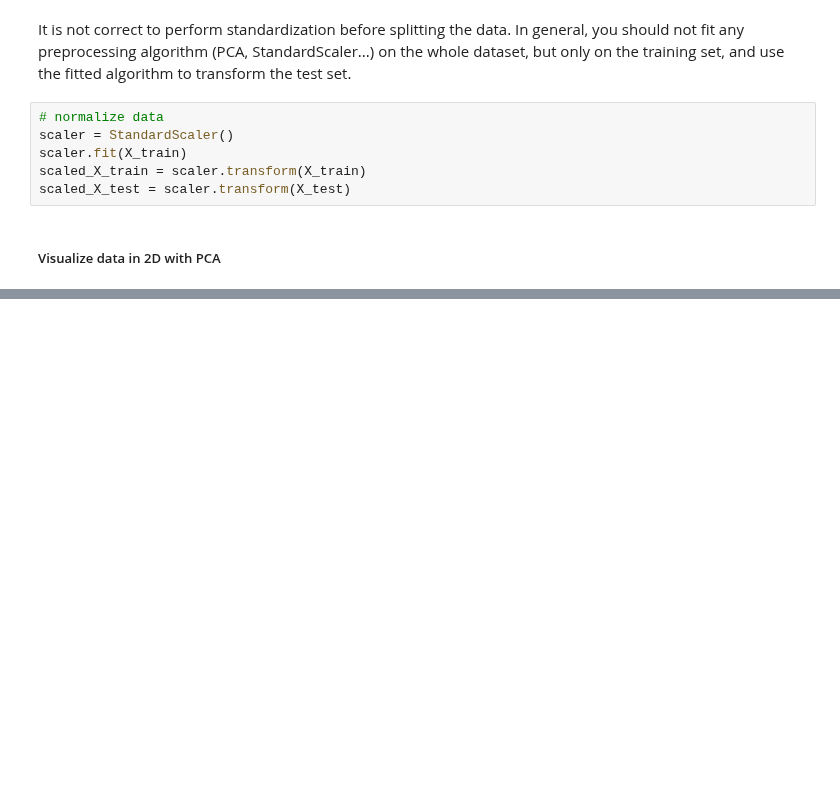
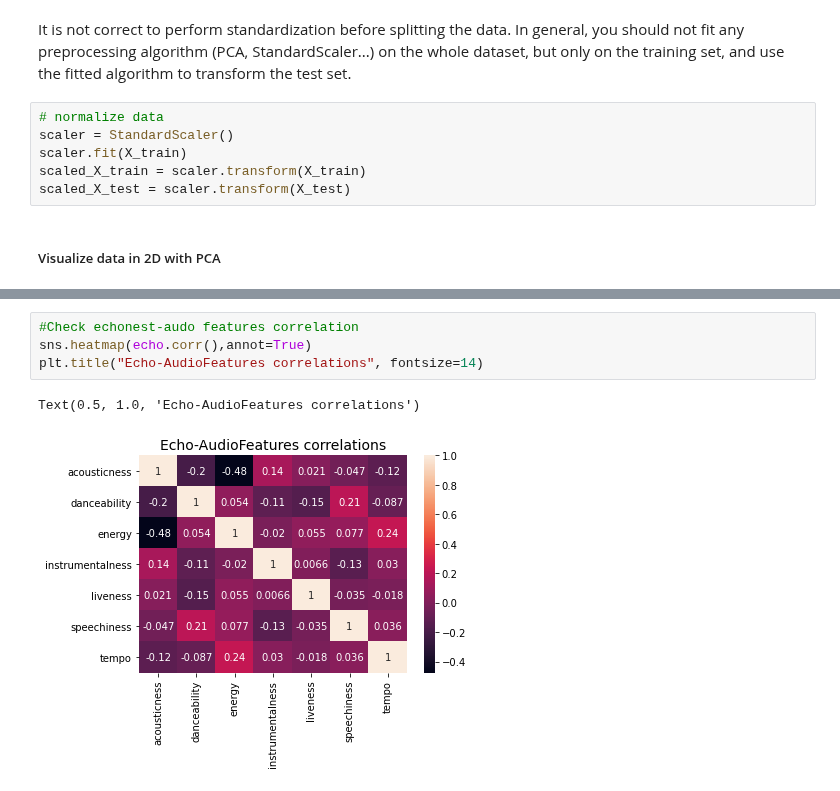
Before and after one commit to gaetanoantonicchio/DataMining-2, a Jupyter notebook: src/Module 2/Logistic Regression/Logistic-Regression_Song-Emotions.ipynb, the cells around one changed output, grey strips where cells are left out. Cells and saved outputs as stored; diff of their text form; blank space fills up the shorter version.

```diff
--- a/src/Module 2/Logistic Regression/Logistic-Regression_Song-Emotions.ipynb
+++ b/src/Module 2/Logistic Regression/Logistic-Regression_Song-Emotions.ipynb
@@ -200,0 +251,7 @@ plt.show()
+# %%
+#Check echonest-audo features correlation
+sns.heatmap(echo.corr(),annot=True)
+plt.title("Echo-AudioFeatures correlations", fontsize=14)
+# %% [output]
+Text(0.5, 1.0, 'Echo-AudioFeatures correlations')
+[figure, added]
```
Also changed, not shown: parts of 17 cells of this notebook.
